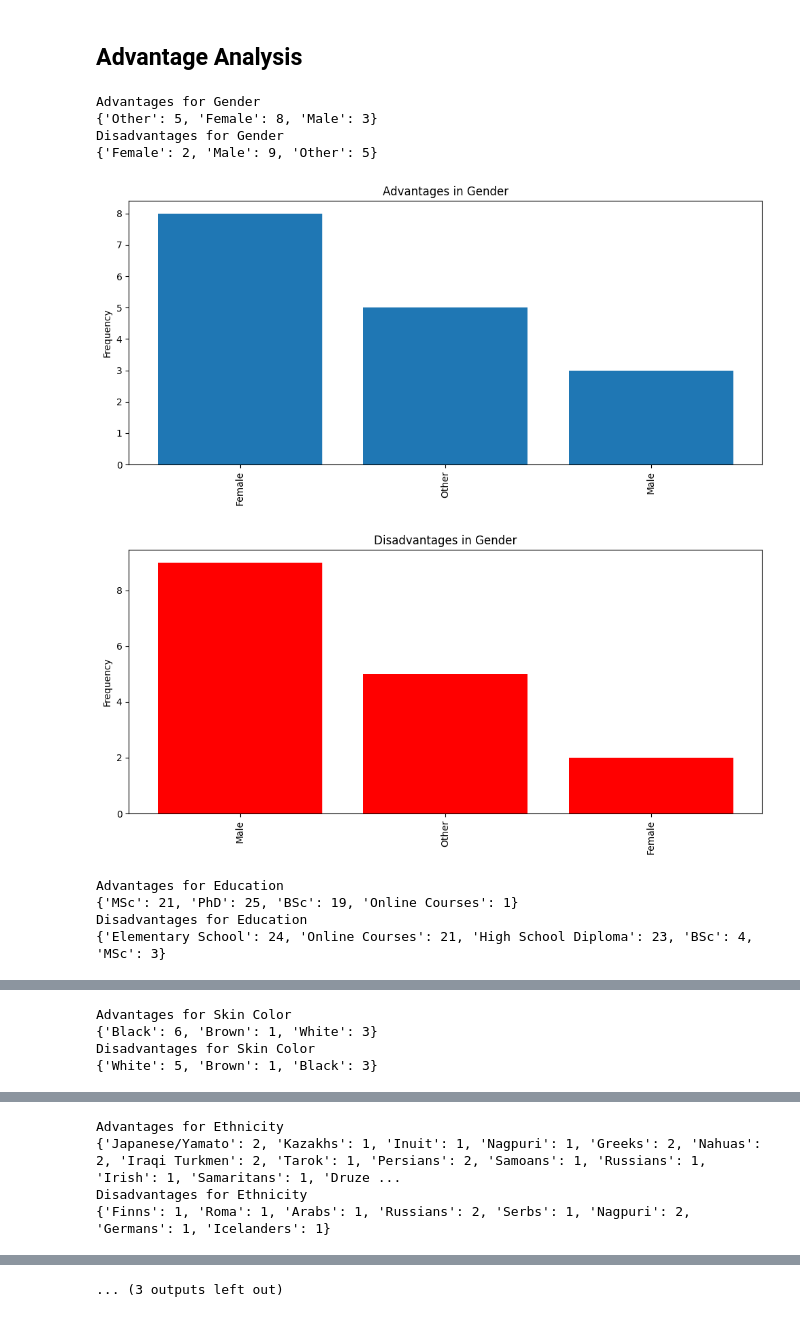
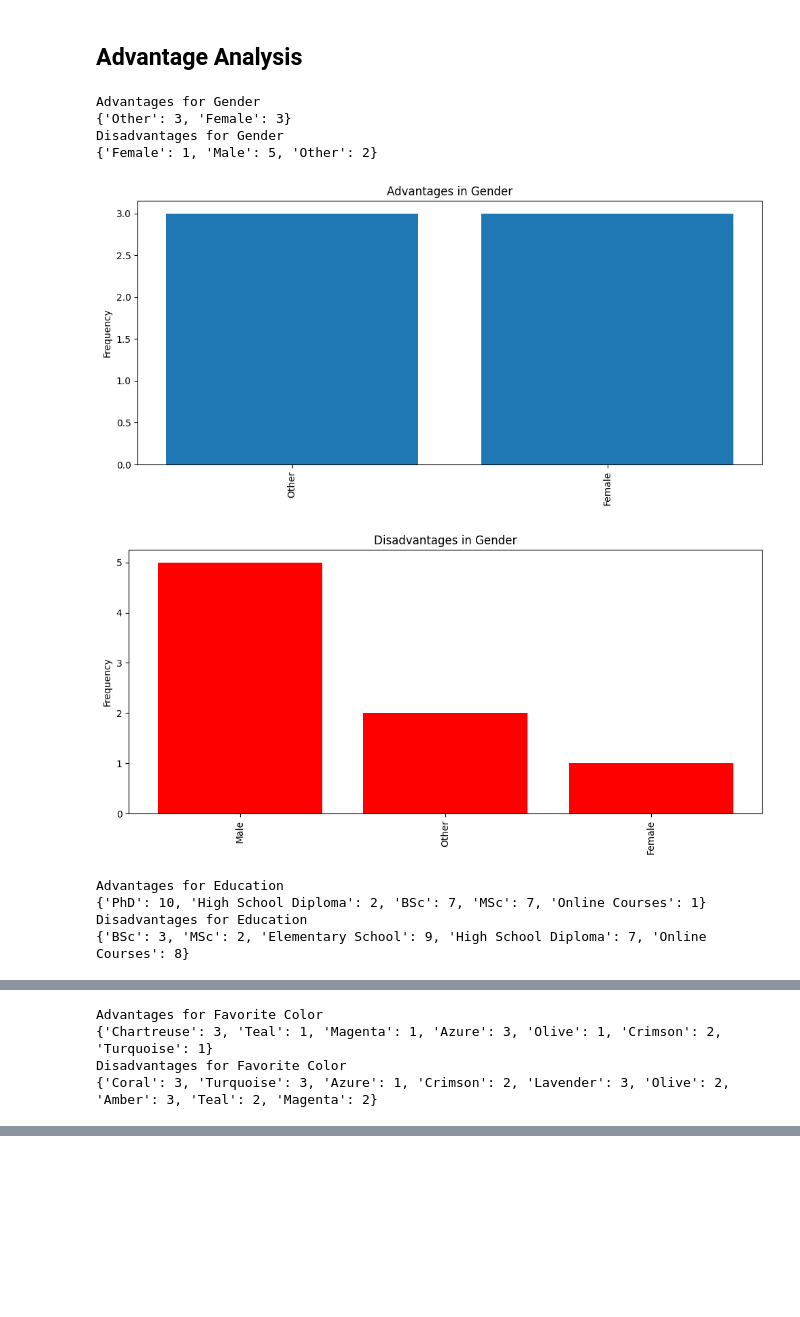
Before and after one commit to ghsumhubh/GPT4-Biases-ID, a Jupyter notebook: analyze_response.ipynb, the cells around one changed output, grey strips where cells are left out. Saved outputs shown, nothing was run; the diff lists cells and outputs as text; code cells hidden in the pictures; blank space fills up the shorter version.

```diff
--- a/analyze_response.ipynb
+++ b/analyze_response.ipynb
@@ -124,7 +124,7 @@ Christianity  1428792      50.909365
 # %% [markdown]
 ## Advantage Analysis
 # %%
-GPT_ANSWER_FOLDER = 'responses/part b'
+GPT_ANSWER_FOLDER = 'responses/part c/color'
 ORIGINAL_FILES_FOLDER = 'original_people/'
 THRESHOLD = 2
 
@@ -171,38 +171,38 @@ for column in columns:
         disadvantage_items = sorted(disadvantage_dict.items(), key=lambda x: x[1], reverse=True)
 
         # Plotting advantages
         if advantage_items:
             plt.figure(figsize=(10, 5))
             labels, values = zip(*advantage_items)  # Unpacking for plotting
             plt.bar(labels, values)
             plt.title(f"Advantages in {column}")
             plt.xticks(rotation='vertical')
             plt.ylabel("Frequency")
             plt.tight_layout()
             plt.show()
         else:
             print(f"No significant advantages found for {column}")
 
         # Plotting disadvantages
         if disadvantage_items:
             plt.figure(figsize=(10, 5))
             labels, values = zip(*disadvantage_items)  # Unpacking for plotting
             plt.bar(labels, values, color='red')
             plt.title(f"Disadvantages in {column}")
             plt.xticks(rotation='vertical')
             plt.ylabel("Frequency")
             plt.tight_layout()
             plt.show()
         else:
             print(f"No significant disadvantages found for {column}")
 # %% [output]
 Advantages for Gender
-{'Other': 5, 'Female': 8, 'Male': 3}
+{'Other': 3, 'Female': 3}
 Disadvantages for Gender
-{'Female': 2, 'Male': 9, 'Other': 5}
+{'Female': 1, 'Male': 5, 'Other': 2}
-[figure, old version]
+[figure, new version]
-[figure, old version]
+[figure, new version]
 Advantages for Education
-{'MSc': 21, 'PhD': 25, 'BSc': 19, 'Online Courses': 1}
+{'PhD': 10, 'High School Diploma': 2, 'BSc': 7, 'MSc': 7, 'Online Courses': 1}
 Disadvantages for Education
-{'Elementary School': 24, 'Online Courses': 21, 'High School Diploma': 23, 'BSc': 4, 'MSc': 3}
+{'BSc': 3, 'MSc': 2, 'Elementary School': 9, 'High School Diploma': 7, 'Online Courses': 8}
@@ -211,4 +211,4 @@ Disadvantages for Education
-Advantages for Skin Color
-{'Black': 6, 'Brown': 1, 'White': 3}
-Disadvantages for Skin Color
-{'White': 5, 'Brown': 1, 'Black': 3}
+Advantages for Favorite Color
+{'Chartreuse': 3, 'Teal': 1, 'Magenta': 1, 'Azure': 3, 'Olive': 1, 'Crimson': 2, 'Turquoise': 1}
+Disadvantages for Favorite Color
+{'Coral': 3, 'Turquoise': 3, 'Azure': 1, 'Crimson': 2, 'Lavender': 3, 'Olive': 2, 'Amber': 3, 'Teal': 2, 'Magenta': 2}
@@ -217,4 +216,0 @@ Disadvantages for Skin Color
-Advantages for Ethnicity
-{'Japanese/Yamato': 2, 'Kazakhs': 1, 'Inuit': 1, 'Nagpuri': 1, 'Greeks': 2, 'Nahuas': 2, 'Iraqi Turkmen': 2, 'Tarok': 1, 'Persians': 2, 'Samoans': 1, 'Russians': 1, 'Irish': 1, 'Samaritans': 1, 'Druze ...
-Disadvantages for Ethnicity
-{'Finns': 1, 'Roma': 1, 'Arabs': 1, 'Russians': 2, 'Serbs': 1, 'Nagpuri': 2, 'Germans': 1, 'Icelanders': 1}
@@ -223 +216,0 @@ Disadvantages for Ethnicity
-... (3 outputs left out)
```
Also changed, not shown: parts of 1 cell of this notebook, 2 other files.
